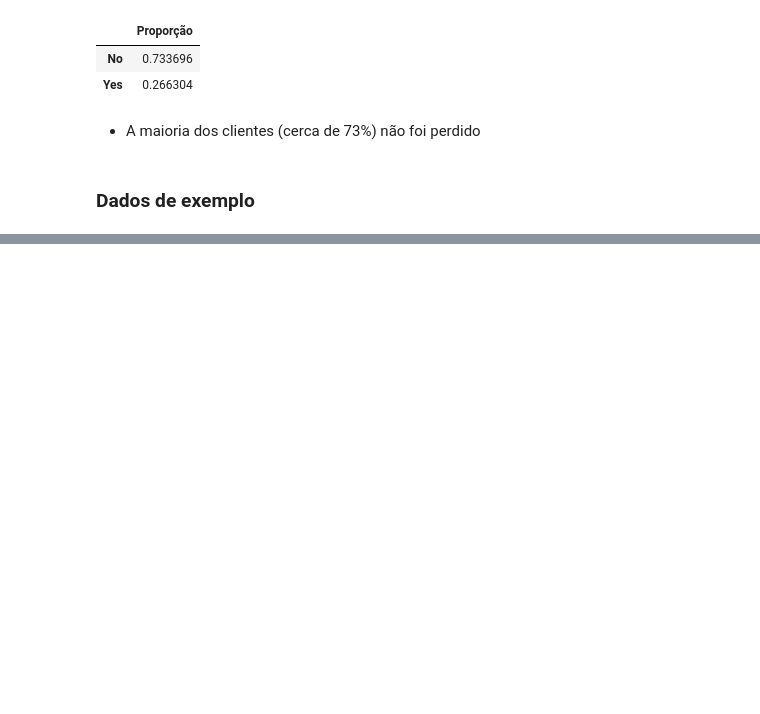
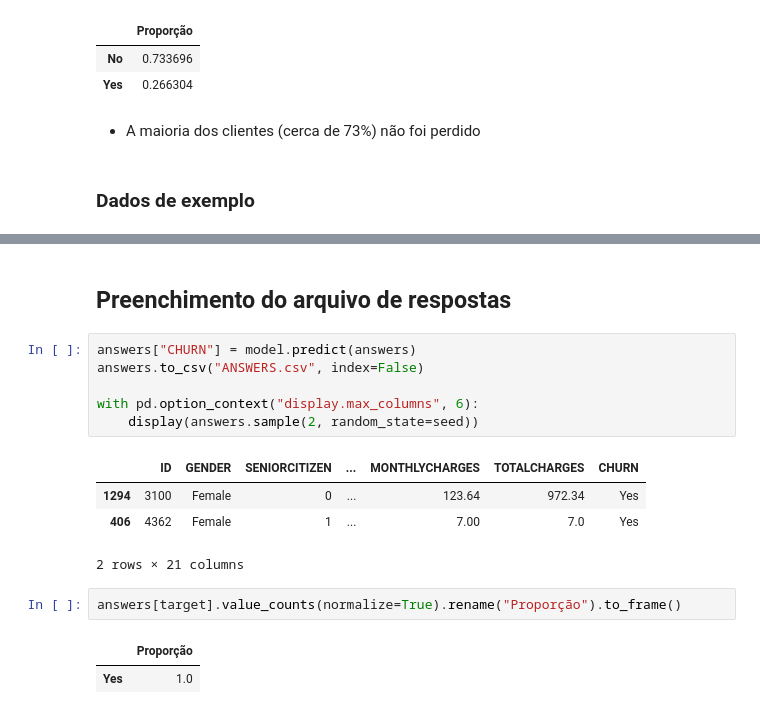
Before and after one commit to he7d3r/maratona-behind-the-code-2021, a Jupyter notebook: 5-sonda/solução/notebook.ipynb, the cells around one changed output, grey strips where cells are left out. Cells and saved outputs as stored; diff of their text form; blank space fills up the shorter version.

```diff
--- a/5-sonda/solução/notebook.ipynb
+++ b/5-sonda/solução/notebook.ipynb
@@ -113,0 +282,18 @@ with pd.option_context("display.max_columns", None):
+# %% [markdown]
+## Preenchimento do arquivo de respostas
+# %%
+answers["CHURN"] = model.predict(answers)
+answers.to_csv("ANSWERS.csv", index=False)
+
+with pd.option_context("display.max_columns", 6):
+    display(answers.sample(2, random_state=seed))
+# %% [output]
+|  | ID | GENDER | SENIORCITIZEN | ... | MONTHLYCHARGES | TOTALCHARGES | CHURN |
+| 1294 | 3100 | Female | 0 | ... | 123.64 | 972.34 | Yes |
+| 406 | 4362 | Female | 1 | ... | 7.00 | 7.0 | Yes |
+2 rows × 21 columns
+# %%
+answers[target].value_counts(normalize=True).rename("Proporção").to_frame()
+# %% [output]
+|  | Proporção |
+| Yes | 1.0 |
```
Also changed, not shown: parts of 14 cells of this notebook, 1 other file.
